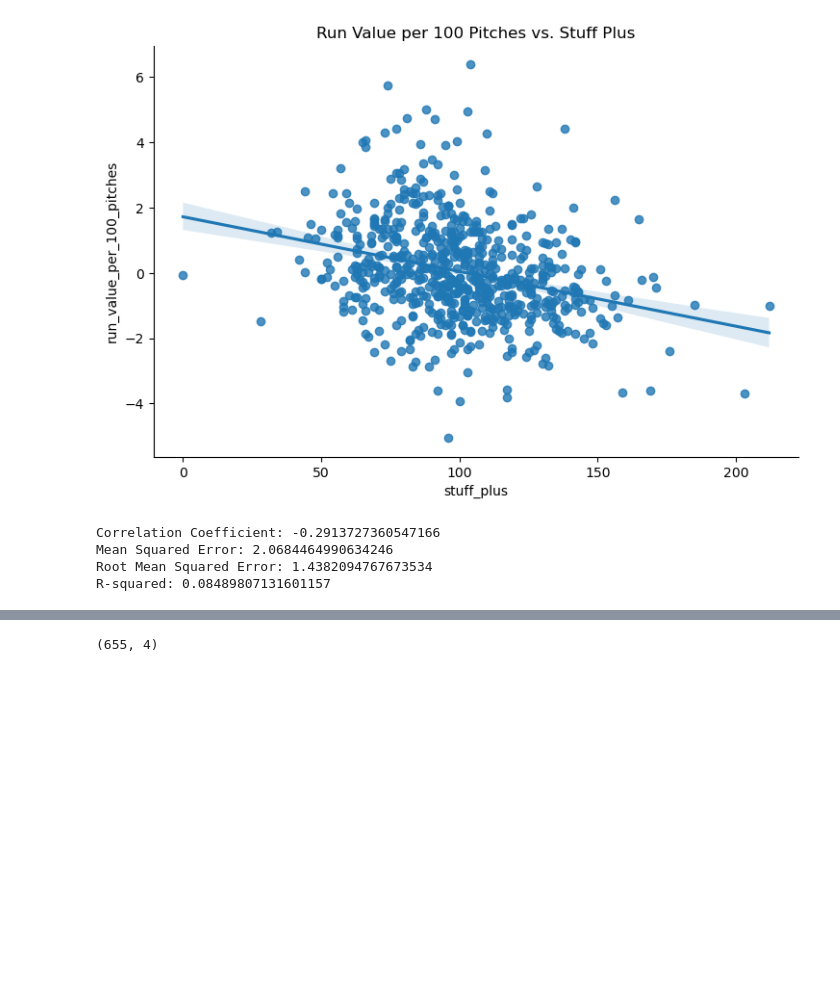
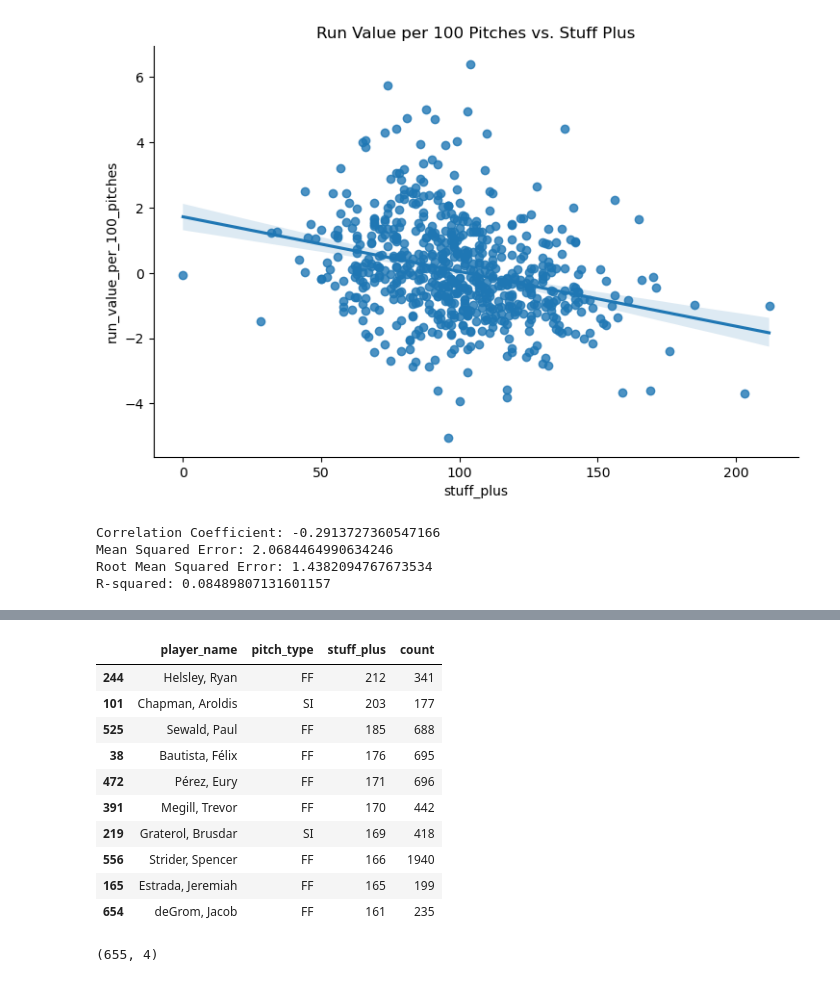
Before and after one commit to claytona500/stuff-baby, a Jupyter notebook: adam/model_fb.ipynb, the cells around one changed output, grey strips where cells are left out. Cells and saved outputs as stored; diff of their text form; code cells hidden in the pictures; blank space fills up the shorter version.

```diff
--- a/adam/model_fb.ipynb
+++ b/adam/model_fb.ipynb
@@ -641 +646,24 @@ pitch_quality_sum.head()
+# %%
+# pitch quality sum already filtered for fb > 150 pitches, so left join on that should give only guys that qualify
+
+pitch_counts = df_2023.groupby(['player_name', 'pitch_type']).size()
+count_df = pitch_counts.reset_index(name='count')
+fb_clean = pd.merge(pitch_quality_sum, count_df, on=['player_name', 'pitch_type'], how='left')
+fb_clean['stuff_plus'] = fb_clean['stuff_plus'].astype(int)
+fb_clean = fb_clean[['player_name', 'pitch_type', 'stuff_plus', 'count']]
+fastball_ready = fb_clean.sort_values(by='stuff_plus', ascending=False)
+# %%
+fastball_ready.head(10)
+# %% [output]
+|  | player_name | pitch_type | stuff_plus | count |
+| 244 | Helsley, Ryan | FF | 212 | 341 |
+| 101 | Chapman, Aroldis | SI | 203 | 177 |
+| 525 | Sewald, Paul | FF | 185 | 688 |
+| 38 | Bautista, Félix | FF | 176 | 695 |
+| 472 | Pérez, Eury | FF | 171 | 696 |
+| 391 | Megill, Trevor | FF | 170 | 442 |
+| 219 | Graterol, Brusdar | SI | 169 | 418 |
+| 556 | Strider, Spencer | FF | 166 | 1940 |
+| 165 | Estrada, Jeremiah | FF | 165 | 199 |
+| 654 | deGrom, Jacob | FF | 161 | 235 |
 # %%
```
Also changed, not shown: parts of 3 cells of this notebook, 4 other files.
